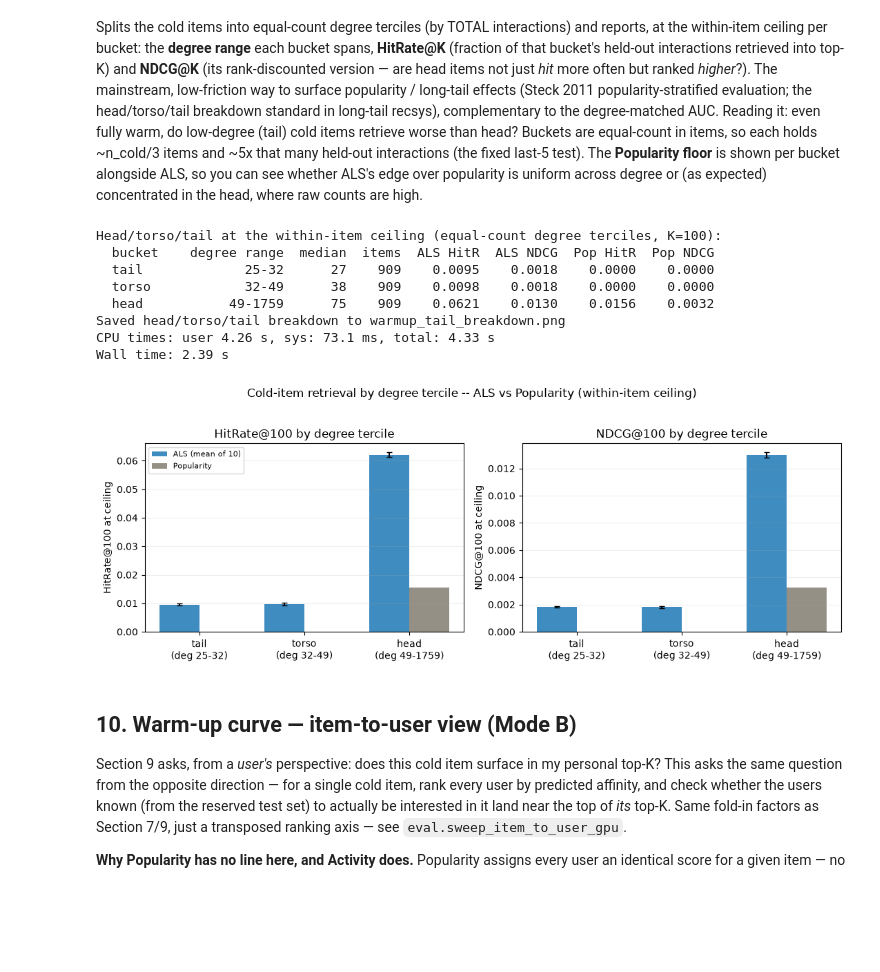
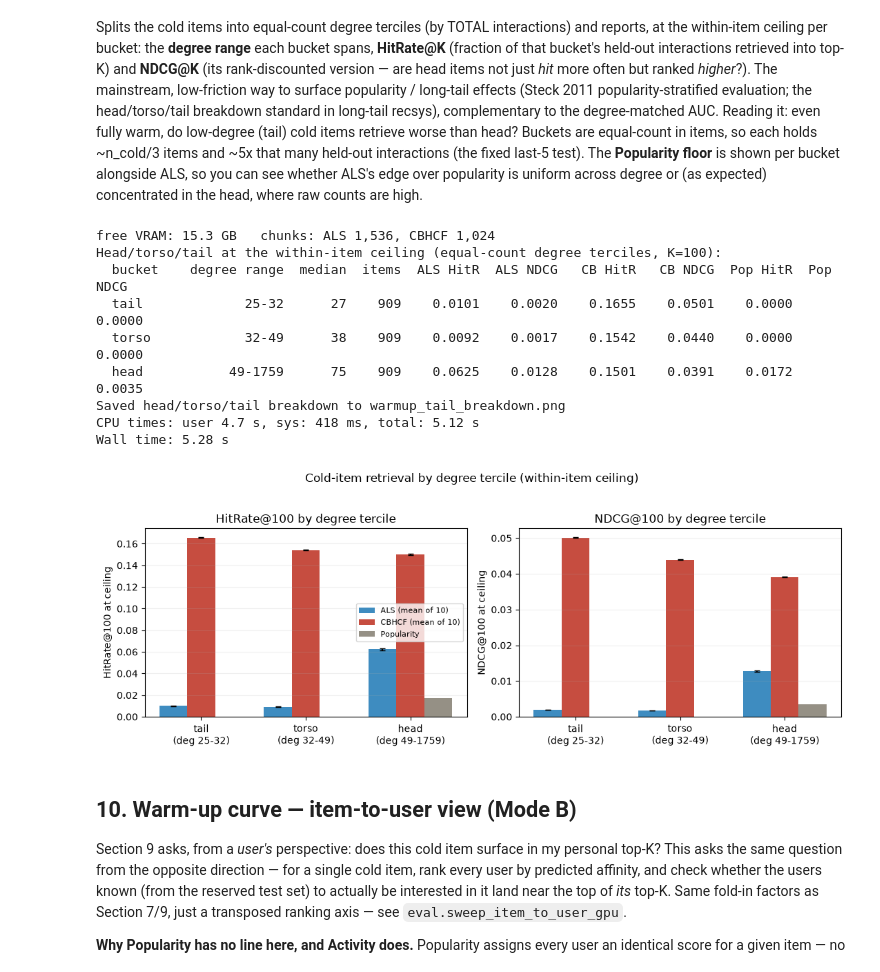
Before and after one commit to jessylan/llm-cold-start-recsys, a Jupyter notebook: notebooks/baseline_steel_thread_cf.ipynb, the cells around one changed output. Drawn from its saved outputs; the diff is of its cells as text; code cells hidden in the pictures; blank space fills up the shorter version.

Commit message:
Add CBHCF model to pipeline

```diff
--- a/notebooks/baseline_steel_thread_cf.ipynb
+++ b/notebooks/baseline_steel_thread_cf.ipynb
@@ -344,10 +547,17 @@ try:
 except Exception as _e:
     print(f"(titles unavailable: {_e}; showing item ids only)")
     titles = None
-sample_user_index = 0
+# CBHCF can only score users its content cache covers -- the eval users, not the full population --
+# so the example user is drawn from that set rather than being user_index 0. Picking one with ~20
+# training interactions keeps the example representative rather than degenerate.
+_hist = np.asarray(dataset.ref_train[eval_users_all].sum(axis=1)).ravel()
+sample_user_index = (int(eval_users_all[int(np.argmin(np.abs(_hist - 20)))]) if RUN_CBHCF else 0)
 raw_user_id = dataset.index_to_user[sample_user_index]
 
-for name, m in [("Popularity", pop_model), ("ALS", model)]:
+_example_models = [("Popularity", pop_model), ("ALS", model)]
+if RUN_CBHCF:
+    _example_models.append(("CBHCF", cbhcf_models[0]))
+for name, m in _example_models:
     recs = ev.top_n_recommendations(m, dataset, sample_user_index, N=5, titles=titles)
     print(f"--- {name}: top 5 for user_index {sample_user_index} (raw user_id {raw_user_id}) ---")
     for r in recs:
@@ -445,11 +669,19 @@ for i, (ax, metric) in enumerate(zip(axes, METRICS)):
     ax.plot(K_LEVELS, als_mean, marker="o", markersize=6, linewidth=2,
             color="#2980b9", label=show_label(f"ALS (mean of {N_SEEDS})"))
     ax.fill_between(K_LEVELS, als_mean - als_std, als_mean + als_std, color="#2980b9", alpha=0.15, linewidth=0)
+    if RUN_CBHCF:
+        cb_mean = np.array(cbhcf_curve[metric]["mean"]); cb_std = np.array(cbhcf_curve[metric]["std"])
+        ax.plot(K_LEVELS, cb_mean, marker="s", markersize=5, linewidth=2,
+                color="#c0392b", label=show_label(f"CBHCF (mean of {N_SEEDS})"))
+        ax.fill_between(K_LEVELS, cb_mean - cb_std, cb_mean + cb_std, color="#c0392b", alpha=0.15, linewidth=0)
     if RUN_POP:
         ax.axhline(pop_ref["mean"][metric], color="#8A8478", linestyle="--", linewidth=1.3, alpha=0.75,
                    label=show_label("Popularity (within-item ceiling)"))
     ax.axhline(als_ref["mean"][metric], color="#2980b9", linestyle="--", linewidth=1.3, alpha=0.75,
                label=show_label("ALS (within-item ceiling)"))
+    if RUN_CBHCF:
+        ax.axhline(cbhcf_ref["mean"][metric], color="#c0392b", linestyle="--", linewidth=1.3, alpha=0.75,
+                   label=show_label("CBHCF (within-item ceiling)"))
 
     ax.set_title("AUC (degree-matched >=25)" if metric == "AUC" else f"{metric}@{K}")
     ax.set_xlabel("k -- interactions revealed per cold item")
@@ -464,6 +696,7 @@ _params = [("factors", ALS_PARAMS["factors"]), ("iterations", ALS_PARAMS["iterat
            ("reveal k", f"{K_LEVELS[0]}..{K_LEVELS[-1]}"),
            ("candidates", f"warm_cold ({len(seed_models[0]._candidate_ids):,})"),
            ("AUC pool", f"deg-matched >=25 ({len(seed_models[0]._auc_candidate_ids):,})"),
+           ("cbhcf lambda", CBHCF_LAMBDA if RUN_CBHCF else "off"),
            ("device", DEVICE)]
 axes[5].axis("off")
 axes[5].text(0.0, 0.98, "Run parameters\n" + "\n".join(f"{k:<14}= {v}" for k, v in _params),
@@ -494,14 +727,28 @@ alongside ALS, so you can see whether ALS's edge over popularity is uniform acro
 expected) concentrated in the head, where raw counts are high.
 # %%
 %%time
+# The content cache is resident on the GPU (~8.3 GB), but ALS's chunk was auto-computed by
+# prepare_gpu_recommend(vram_budget_gb=8.0) when the card was empty -- it still asks for an ~8 GB
+# score block and OOMs. Re-budget both families for a card that is already 8.3 GB down.
+import torch
+torch.cuda.empty_cache()
+print(f"free VRAM: {torch.cuda.mem_get_info(torch.device(DEVICE))[0] / 1e9:.1f} GB   "
+      f"chunks: ALS {seed_models[0]._gpu_chunk:,}"
+      + (f", CBHCF {cbhcf_models[0]._gpu_chunk:,}" if RUN_CBHCF else ""))
+
 item_bucket, bucket_labels, bucket_info = ev.cold_item_degree_buckets(dataset, n_buckets=3)
 strata = ev.ceiling_metrics_by_bucket(seed_models, dataset, item_bucket, K=K, n_buckets=3)
+torch.cuda.empty_cache()
 # Popularity floor per bucket -- PopularityModel has fold_in_ceiling/recommend, so the same call
 # works. Reveals whether ALS's edge over popularity is uniform across degree or head-concentrated.
 pop_strata = ev.ceiling_metrics_by_bucket([pop_model], dataset, item_bucket, K=K, n_buckets=3) if RUN_POP else None
+cbhcf_strata = ev.ceiling_metrics_by_bucket(cbhcf_models, dataset, item_bucket, K=K, n_buckets=3) if RUN_CBHCF else None
+torch.cuda.empty_cache()
 
 print(f"Head/torso/tail at the within-item ceiling (equal-count degree terciles, K={K}):")
 hdr = f"  {'bucket':<7}{'degree range':>15}{'median':>8}{'items':>7}{'ALS HitR':>10}{'ALS NDCG':>10}"
+if RUN_CBHCF:
+    hdr += f"{'CB HitR':>10}{'CB NDCG':>10}"
 if RUN_POP:
     hdr += f"{'Pop HitR':>10}{'Pop NDCG':>10}"
 print(hdr)
@@ -509,46 +756,62 @@ for b, lab in enumerate(bucket_labels):
     bi, s = bucket_info[b], strata[b]
     rng = f"{bi['deg_min']}-{bi['deg_max']}"
     row = f"  {lab:<7}{rng:>15}{bi['deg_median']:>8}{bi['n_items']:>7,}{s['hitrate']:>10.4f}{s['ndcg']:>10.4f}"
+    if RUN_CBHCF:
+        cs = cbhcf_strata[b]
+        row += f"{cs['hitrate']:>10.4f}{cs['ndcg']:>10.4f}"
     if RUN_POP:
         ps = pop_strata[b]
         row += f"{ps['hitrate']:>10.4f}{ps['ndcg']:>10.4f}"
     print(row)
 
 # Two panels (HitRate, NDCG); ALS vs Popularity per degree tercile.
 fig, (axh, axn) = plt.subplots(1, 2, figsize=(11, 4))
 xs = np.arange(len(bucket_labels)); w = 0.38
 xtl = [f"{bucket_labels[b]}\n(deg {bucket_info[b]['deg_min']}-{bucket_info[b]['deg_max']})"
        for b in range(len(bucket_labels))]
+_nbars = 1 + int(RUN_POP) + int(RUN_CBHCF)
+w = 0.8 / _nbars
 for ax, metric, mlabel in [(axh, "hitrate", f"HitRate@{K}"), (axn, "ndcg", f"NDCG@{K}")]:
-    ax.bar(xs - (w / 2 if RUN_POP else 0), [strata[b][metric] for b in range(len(bucket_labels))], w,
+    _slot = 0
+    ax.bar(xs + (_slot - (_nbars - 1) / 2) * w, [strata[b][metric] for b in range(len(bucket_labels))], w,
            yerr=[strata[b][metric + "_std"] for b in range(len(bucket_labels))], capsize=3,
            color="#2980b9", alpha=0.9, label=f"ALS (mean of {N_SEEDS})")
+    if RUN_CBHCF:
+        _slot += 1
+        ax.bar(xs + (_slot - (_nbars - 1) / 2) * w, [cbhcf_strata[b][metric] for b in range(len(bucket_labels))], w,
+               yerr=[cbhcf_strata[b][metric + "_std"] for b in range(len(bucket_labels))], capsize=3,
+               color="#c0392b", alpha=0.9, label=f"CBHCF (mean of {N_SEEDS})")
     if RUN_POP:
-        ax.bar(xs + w / 2, [pop_strata[b][metric] for b in range(len(bucket_labels))], w,
+        _slot += 1
+        ax.bar(xs + (_slot - (_nbars - 1) / 2) * w, [pop_strata[b][metric] for b in range(len(bucket_labels))], w,
                color="#8A8478", alpha=0.9, label="Popularity")
     ax.set_xticks(xs); ax.set_xticklabels(xtl)
     ax.set_ylabel(f"{mlabel} at ceiling"); ax.set_title(f"{mlabel} by degree tercile")
     ax.grid(axis="y", alpha=0.2)
 axh.legend(fontsize=8)
-fig.suptitle("Cold-item retrieval by degree tercile -- ALS vs Popularity (within-item ceiling)", y=1.03)
+fig.suptitle("Cold-item retrieval by degree tercile (within-item ceiling)", y=1.03)
 plt.tight_layout()
 plt.savefig("warmup_tail_breakdown.png", dpi=120, bbox_inches="tight")
 print("Saved head/torso/tail breakdown to warmup_tail_breakdown.png")
 
 # Log the head/torso/tail ceiling breakdown to the (still-open) ALS run as summary values.
 for b, lab in enumerate(bucket_labels):
     als_run.summary[f"tail/{lab}/HitRate"] = strata[b]["hitrate"]
     als_run.summary[f"tail/{lab}/NDCG"] = strata[b]["ndcg"]
+    if RUN_CBHCF:
+        cbhcf_run.summary[f"tail/{lab}/HitRate"] = cbhcf_strata[b]["hitrate"]
+        cbhcf_run.summary[f"tail/{lab}/NDCG"] = cbhcf_strata[b]["ndcg"]
 # %% [output]
+free VRAM: 15.3 GB   chunks: ALS 1,536, CBHCF 1,024
 Head/torso/tail at the within-item ceiling (equal-count degree terciles, K=100):
-  bucket    degree range  median  items  ALS HitR  ALS NDCG  Pop HitR  Pop NDCG
-  tail             25-32      27    909    0.0095    0.0018    0.0000    0.0000
-  torso            32-49      38    909    0.0098    0.0018    0.0000    0.0000
-  head           49-1759      75    909    0.0621    0.0130    0.0156    0.0032
+  bucket    degree range  median  items  ALS HitR  ALS NDCG   CB HitR   CB NDCG  Pop HitR  Pop NDCG
+  tail             25-32      27    909    0.0101    0.0020    0.1655    0.0501    0.0000    0.0000
+  torso            32-49      38    909    0.0092    0.0017    0.1542    0.0440    0.0000    0.0000
+  head           49-1759      75    909    0.0625    0.0128    0.1501    0.0391    0.0172    0.0035
 Saved head/torso/tail breakdown to warmup_tail_breakdown.png
-CPU times: user 4.26 s, sys: 73.1 ms, total: 4.33 s
-Wall time: 2.39 s
+CPU times: user 4.7 s, sys: 418 ms, total: 5.12 s
+Wall time: 5.28 s
-[figure, old version]
+[figure, new version]
 # %% [markdown]
 ## 10. Warm-up curve — item-to-user view (Mode B)
 
```
Also changed, not shown: parts of 15 cells of this notebook, 9 other files.
